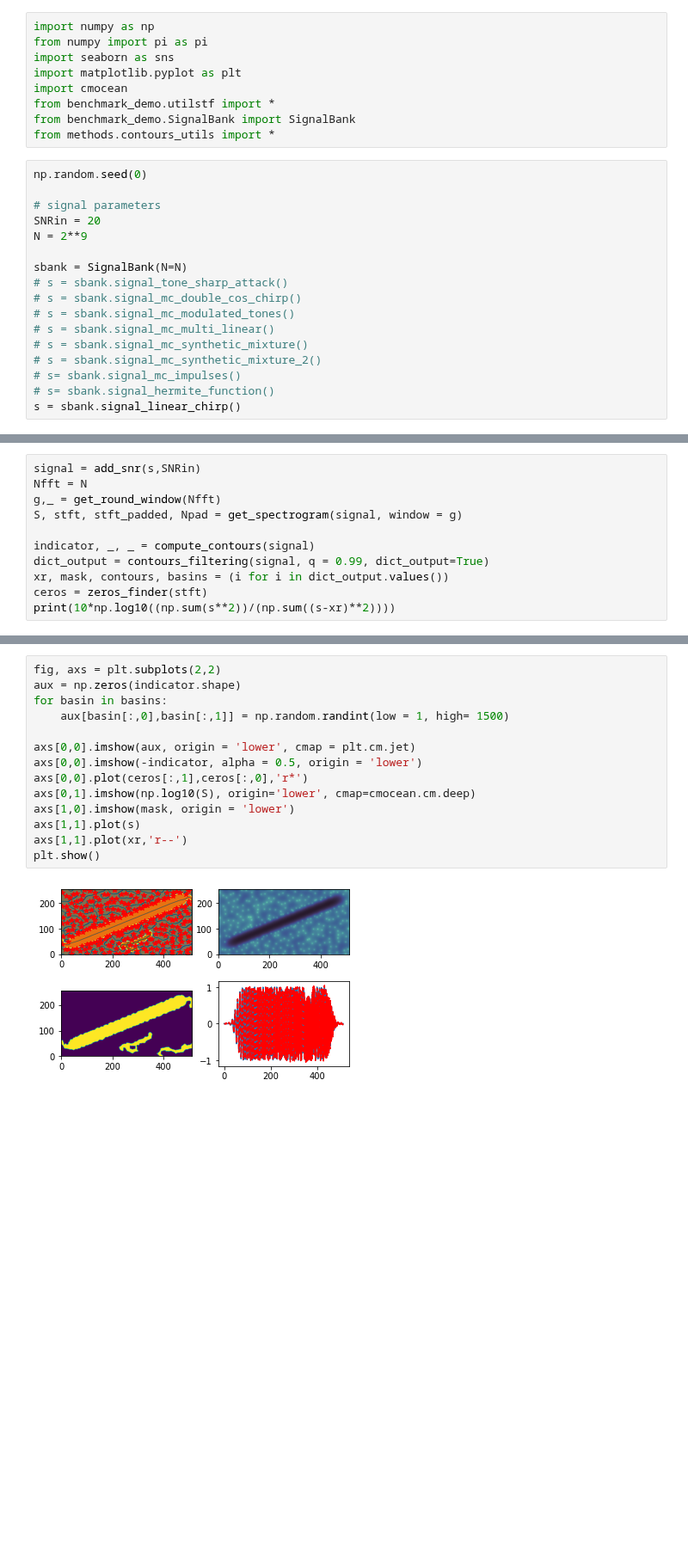
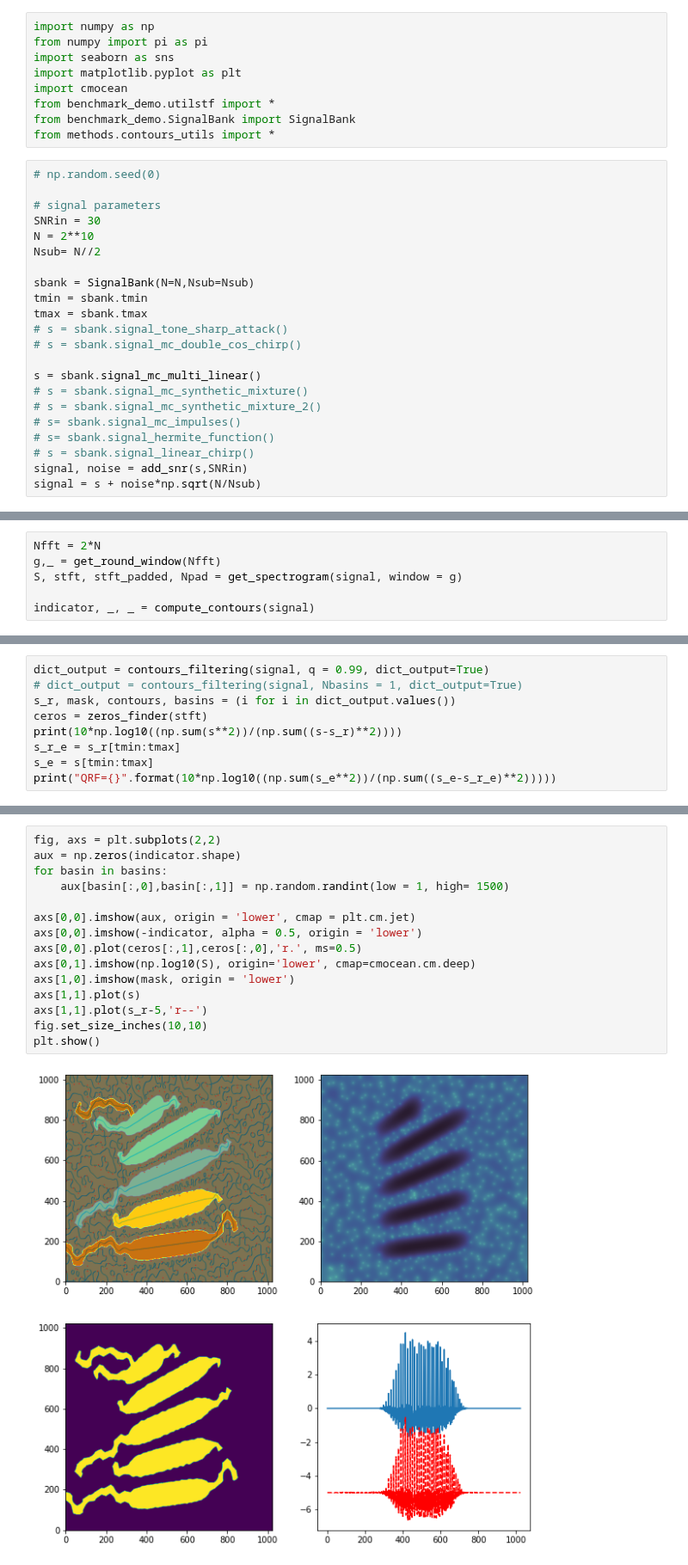
Before and after one commit to jmiramont/benchmarks-detection-denoising, a Jupyter notebook: notebooks/demo_method_contours.ipynb, the cells around one changed output, grey strips where cells are left out. Shown at 86% size. Cells and saved outputs as stored; diff of their text form; blank space fills up the shorter version.

```diff
--- a/notebooks/demo_method_contours.ipynb
+++ b/notebooks/demo_method_contours.ipynb
@@ -10,19 +10,24 @@ from benchmark_demo.utilstf import *
 from benchmark_demo.SignalBank import SignalBank
 from methods.contours_utils import *
 # %%
-np.random.seed(0)
+# np.random.seed(0)
 
 # signal parameters
-SNRin = 20
-N = 2**9
+SNRin = 30
+N = 2**10
+Nsub= N//2
 
-sbank = SignalBank(N=N)
+sbank = SignalBank(N=N,Nsub=Nsub)
+tmin = sbank.tmin
+tmax = sbank.tmax
 # s = sbank.signal_tone_sharp_attack()
 # s = sbank.signal_mc_double_cos_chirp()
-# s = sbank.signal_mc_modulated_tones()
-# s = sbank.signal_mc_multi_linear()
+
+s = sbank.signal_mc_multi_linear()
 # s = sbank.signal_mc_synthetic_mixture()
 # s = sbank.signal_mc_synthetic_mixture_2()
 # s= sbank.signal_mc_impulses()
 # s= sbank.signal_hermite_function()
-s = sbank.signal_linear_chirp()
+# s = sbank.signal_linear_chirp()
+signal, noise = add_snr(s,SNRin)
+signal = s + noise*np.sqrt(N/Nsub)
@@ -28,0 +36,6 @@ s = sbank.signal_linear_chirp()
+# %%
+Nfft = 2*N
+g,_ = get_round_window(Nfft)
+S, stft, stft_padded, Npad = get_spectrogram(signal, window = g)
+
+indicator, _, _ = compute_contours(signal)
@@ -29,12 +44,10 @@ s = sbank.signal_linear_chirp()
 # %%
-signal = add_snr(s,SNRin)
-Nfft = N
-g,_ = get_round_window(Nfft)
-S, stft, stft_padded, Npad = get_spectrogram(signal, window = g)
-
-indicator, _, _ = compute_contours(signal)
 dict_output = contours_filtering(signal, q = 0.99, dict_output=True)
-xr, mask, contours, basins = (i for i in dict_output.values())
+# dict_output = contours_filtering(signal, Nbasins = 1, dict_output=True)
+s_r, mask, contours, basins = (i for i in dict_output.values())
 ceros = zeros_finder(stft)
-print(10*np.log10((np.sum(s**2))/(np.sum((s-xr)**2))))
+print(10*np.log10((np.sum(s**2))/(np.sum((s-s_r)**2))))
+s_r_e = s_r[tmin:tmax]
+s_e = s[tmin:tmax]
+print("QRF={}".format(10*np.log10((np.sum(s_e**2))/(np.sum((s_e-s_r_e)**2)))))
 # %% [output]
@@ -42,16 +57,17 @@ print(10*np.log10((np.sum(s**2))/(np.sum((s-xr)**2))))
 # %%
 fig, axs = plt.subplots(2,2)
 aux = np.zeros(indicator.shape)
 for basin in basins:
     aux[basin[:,0],basin[:,1]] = np.random.randint(low = 1, high= 1500)
 
 axs[0,0].imshow(aux, origin = 'lower', cmap = plt.cm.jet)
 axs[0,0].imshow(-indicator, alpha = 0.5, origin = 'lower')
-axs[0,0].plot(ceros[:,1],ceros[:,0],'r*')
+axs[0,0].plot(ceros[:,1],ceros[:,0],'r.', ms=0.5)
 axs[0,1].imshow(np.log10(S), origin='lower', cmap=cmocean.cm.deep)
 axs[1,0].imshow(mask, origin = 'lower')
 axs[1,1].plot(s)
-axs[1,1].plot(xr,'r--')
+axs[1,1].plot(s_r-5,'r--')
+fig.set_size_inches(10,10)
 plt.show()
 # %% [output]
-[figure, old version]
+[figure, new version]
```
Also changed, not shown: parts of 3 cells of this notebook, 25 other files.
